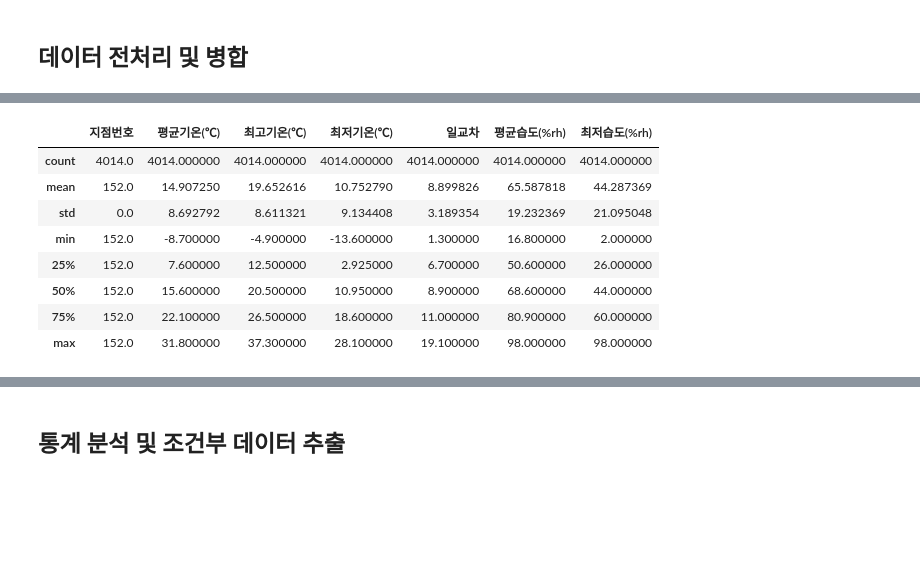
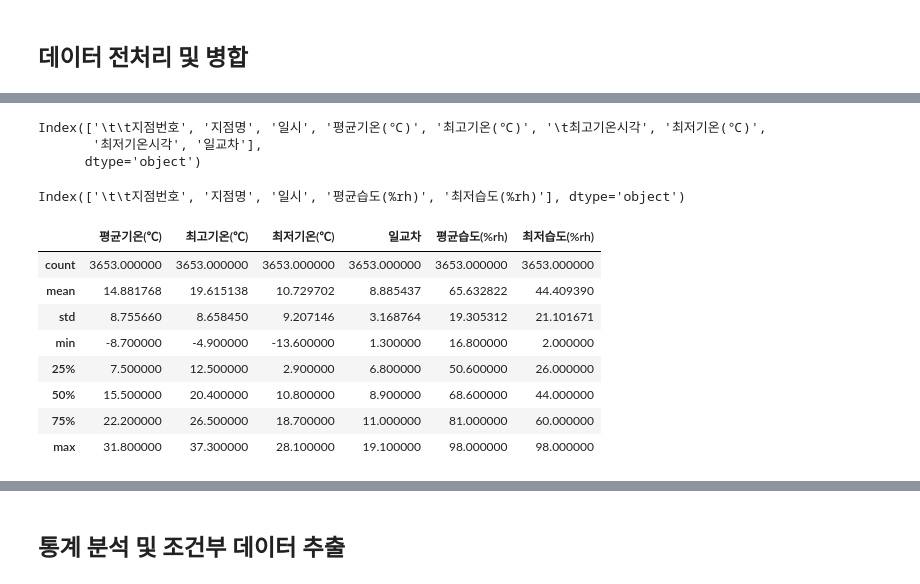
Before and after one commit to jobsiggang/-, a Jupyter notebook: 2026kerisdata4~5.ipynb, the cells around one changed output, grey strips where cells are left out. Saved outputs shown, nothing was run; the diff lists cells and outputs as text; code cells hidden in the pictures; blank space fills up the shorter version.

```diff
--- a/2026kerisdata4~5.ipynb
+++ b/2026kerisdata4~5.ipynb
@@ -72,0 +98,4 @@ memory usage: 156.9+ KB
+# %%
+#결측치 삭제하자
+df_temp = df_temp.dropna()
+df_humi = df_humi.dropna()
@@ -73,16 +137,27 @@ memory usage: 156.9+ KB
+# %%
+#컬럼명확인하고 복사해서 쓰자.
+df_temp.columns
+# %% [output]
+Index(['\t\t지점번호', '지점명', '일시', '평균기온(℃)', '최고기온(℃)', '\t최고기온시각', '최저기온(℃)',
+       '최저기온시각', '일교차'],
+      dtype='object')
+# %%
+df_humi.columns
+# %% [output]
+Index(['\t\t지점번호', '지점명', '일시', '평균습도(%rh)', '최저습도(%rh)'], dtype='object')
 # %%
 #데이터 병합
-df_merge = pd.merge(df_temp, df_humi, on=["지점번호", "지점명", "일시"], how="inner")
+df_merge = pd.merge(df_temp, df_humi, on=["\t\t지점번호", "지점명", "일시"], how="inner")
 # df_merge = pd.merge(df_temp, df_humi, on=[ "일시"], how="inner") #이 코드로 했을때 문제점을 비교해 보세요.
 df_merge.describe()
 # %% [output]
-|  | 지점번호 | 평균기온(℃) | 최고기온(℃) | 최저기온(℃) | 일교차 | 평균습도(%rh) | 최저습도(%rh) |
-| count | 4014.0 | 4014.000000 | 4014.000000 | 4014.000000 | 4014.000000 | 4014.000000 | 4014.000000 |
-| mean | 152.0 | 14.907250 | 19.652616 | 10.752790 | 8.899826 | 65.587818 | 44.287369 |
-| std | 0.0 | 8.692792 | 8.611321 | 9.134408 | 3.189354 | 19.232369 | 21.095048 |
-| min | 152.0 | -8.700000 | -4.900000 | -13.600000 | 1.300000 | 16.800000 | 2.000000 |
-| 25% | 152.0 | 7.600000 | 12.500000 | 2.925000 | 6.700000 | 50.600000 | 26.000000 |
-| 50% | 152.0 | 15.600000 | 20.500000 | 10.950000 | 8.900000 | 68.600000 | 44.000000 |
-| 75% | 152.0 | 22.100000 | 26.500000 | 18.600000 | 11.000000 | 80.900000 | 60.000000 |
-| max | 152.0 | 31.800000 | 37.300000 | 28.100000 | 19.100000 | 98.000000 | 98.000000 |
+|  | 평균기온(℃) | 최고기온(℃) | 최저기온(℃) | 일교차 | 평균습도(%rh) | 최저습도(%rh) |
+| count | 3653.000000 | 3653.000000 | 3653.000000 | 3653.000000 | 3653.000000 | 3653.000000 |
+| mean | 14.881768 | 19.615138 | 10.729702 | 8.885437 | 65.632822 | 44.409390 |
+| std | 8.755660 | 8.658450 | 9.207146 | 3.168764 | 19.305312 | 21.101671 |
+| min | -8.700000 | -4.900000 | -13.600000 | 1.300000 | 16.800000 | 2.000000 |
+| 25% | 7.500000 | 12.500000 | 2.900000 | 6.800000 | 50.600000 | 26.000000 |
+| 50% | 15.500000 | 20.400000 | 10.800000 | 8.900000 | 68.600000 | 44.000000 |
+| 75% | 22.200000 | 26.500000 | 18.700000 | 11.000000 | 81.000000 | 60.000000 |
+| max | 31.800000 | 37.300000 | 28.100000 | 19.100000 | 98.000000 | 98.000000 |
 # %%
```
Also changed, not shown: parts of 23 cells of this notebook.
